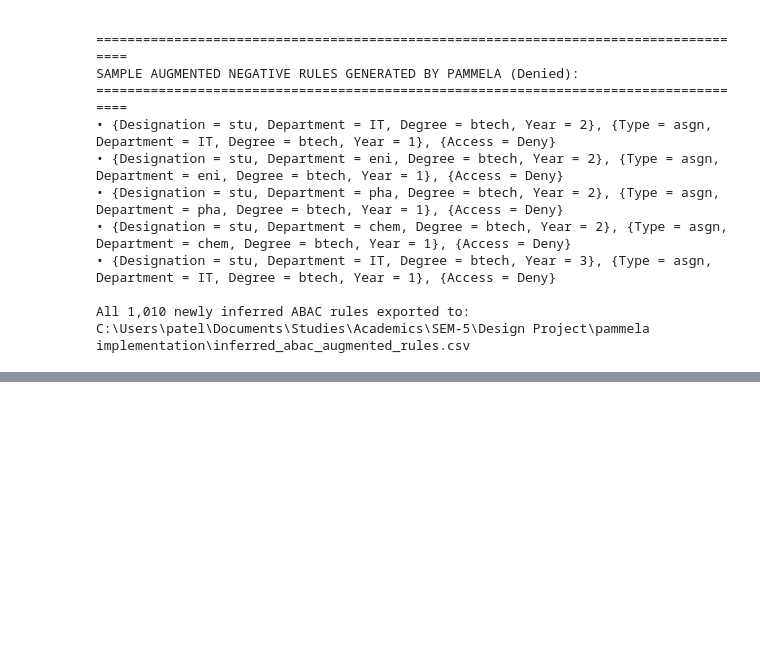
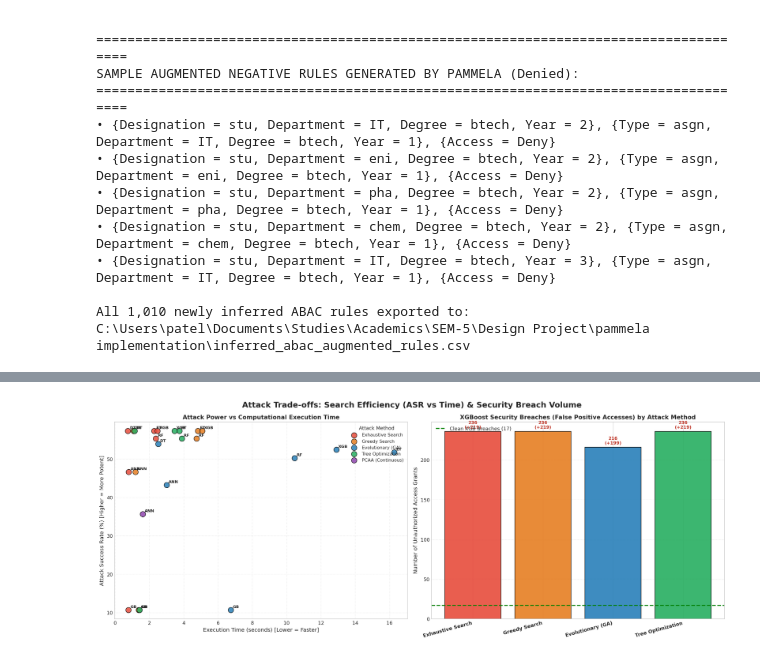
Before and after one commit to Harpil70/pammla-implementation-with-attacks, a Jupyter notebook: pammela.ipynb, the cells around one changed output, grey strips where cells are left out. Cells and saved outputs as stored; diff of their text form; code cells hidden in the pictures; blank space fills up the shorter version.

```diff
--- a/pammela.ipynb
+++ b/pammela.ipynb
@@ -1143,0 +1297,49 @@ The empirical evaluation proves that standard supervised models trained on ABAC
+# %%
+# =====================================================================
+# 18. MATPLOTLIB PLOT 8: EFFICIENCY TRADE-OFF & SECURITY BREACH EXPLOSION
+# =====================================================================
+
+fig, axes = plt.subplots(1, 2, figsize=(18, 7))
+fig.suptitle('Attack Trade-offs: Search Efficiency (ASR vs Time) & Security Breach Volume', fontsize=16, fontweight='bold', y=0.98)
+
+# Panel 1: Efficiency Scatter (Execution Time vs ASR)
+marker_map = {'ANN': 'o', 'DT': 's', 'RF': '^', 'ET': 'D', 'GB': 'v', 'XGB': 'P'}
+attack_palette = {'Exhaustive Search': '#e74c3c', 'Greedy Search': '#e67e22',
+                  'Evolutionary (GA)': '#2980b9', 'Tree Optimization': '#27ae60', 'PCAA (Continuous)': '#8e44ad'}
+
+for att in all_attacks_df['Attack Method'].unique():
+    sub = all_attacks_df[all_attacks_df['Attack Method'] == att]
+    axes[0].scatter(sub['Time (s)'], sub['ASR (%)'], label=att, s=120, color=attack_palette[att], alpha=0.85, edgecolors='black')
+
+for _, row in all_attacks_df.iterrows():
+    axes[0].annotate(f"{row['Classifier']}", (row['Time (s)'], row['ASR (%)']),
+                     textcoords="offset points", xytext=(4, 4), fontsize=8, fontweight='bold')
+
+axes[0].set_title('Attack Power vs Computational Execution Time', fontweight='bold', fontsize=12)
+axes[0].set_xlabel('Execution Time (seconds) [Lower = Faster]', fontsize=11)
+axes[0].set_ylabel('Attack Success Rate (%) [Higher = More Potent]', fontsize=11)
+axes[0].grid(True, linestyle=':', alpha=0.6)
+axes[0].legend(title='Attack Method', loc='upper right', fontsize=9)
+
+# Panel 2: Total Security Breaches (False Positive Access Grants)
+xgb_breaches = all_attacks_df[all_attacks_df['Classifier'] == 'XGB']
+clean_breach = 17  # XGB clean false positives
+
+bar_x = np.arange(len(xgb_breaches))
+axes[1].bar(bar_x, xgb_breaches['Adv Breaches'], color=['#e74c3c', '#e67e22', '#2980b9', '#27ae60'], edgecolor='black', alpha=0.9)
+axes[1].axhline(clean_breach, color='green', linestyle='--', linewidth=2, label=f'Clean XGB Breaches ({clean_breach})')
+axes[1].set_title('XGBoost Security Breaches (False Positive Accesses) by Attack Method', fontweight='bold', fontsize=12)
+axes[1].set_ylabel('Number of Unauthorized Access Grants', fontsize=11)
+axes[1].set_xticks(bar_x)
+axes[1].set_xticklabels(xgb_breaches['Attack Method'], rotation=15, ha='right', fontweight='bold')
+axes[1].grid(axis='y', linestyle=':', alpha=0.6)
+axes[1].legend(loc='upper left')
+
+for idx, b in enumerate(xgb_breaches['Adv Breaches']):
+    axes[1].annotate(f"{int(b)}\n(+{int(b - clean_breach)})", xy=(idx, b), xytext=(0, 4), textcoords="offset points", ha='center', va='bottom', fontsize=9, fontweight='bold', color='#c0392b')
+
+plt.tight_layout()
+plt.savefig(os.path.join(PLOTS_DIR, '08_most_exploited_attributes.png'), dpi=150, bbox_inches='tight')
+plt.show()
+# %% [output]
+[figure, added]
```
Also changed, not shown: parts of 16 cells of this notebook, 7 other files.
